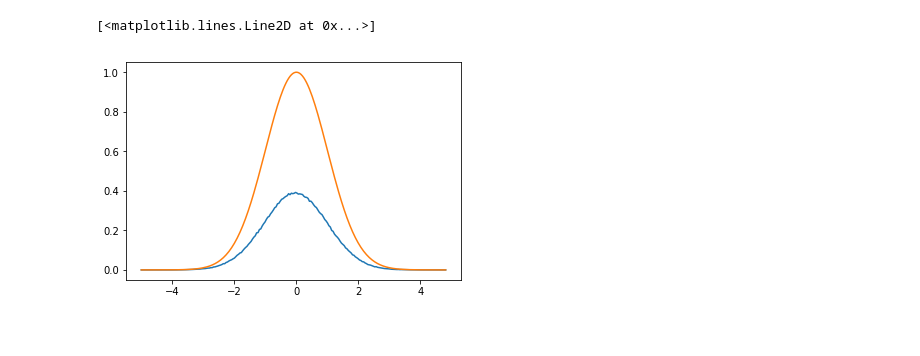
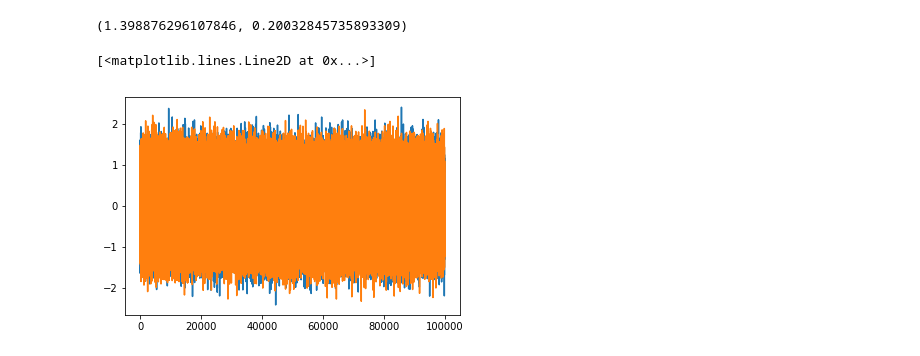
Before and after one commit to pelegs/msm, a Jupyter notebook: simulation/sim_test1.ipynb, the cells around one changed output. Cells and saved outputs as stored; diff of their text form; code cells hidden in the pictures.

```diff
--- a/simulation/sim_test1.ipynb
+++ b/simulation/sim_test1.ipynb
@@ -18,6 +9,15 @@ plt.plot(ts, xs)
-# %%
-plt.plot(bin_edges[:-1], hist)
-plt.plot(bin_edges[:-1], U.get_expected_probability(bin_edges[:-1]))
-# %% [output]
-[<matplotlib.lines.Line2D at 0x...>]
-[figure, removed]
+# %%
+k, b = np.random.uniform(0.1, 3.0, size=2)
+U = harmonic_potential(k=k)
+k, b
+# %% [output]
+(1.398876296107846, 0.20032845735893309)
+# %%
+ts1, xs1, hist1, bin_edges1 = simulate('test1_lang', U, max_t=100000, KT=1/b, method='langevin')
+ts2, xs2, hist2, bin_edges2 = simulate('test1_smol', U, max_t=100000, KT=1/b, method='smol')
+# %%
+plt.plot(ts1, xs1)
+plt.plot(ts2, xs2)
+# %% [output]
+[<matplotlib.lines.Line2D at 0x...>]
+[figure, added]
```
Also changed, not shown: parts of 8 cells of this notebook, 1 other file.
